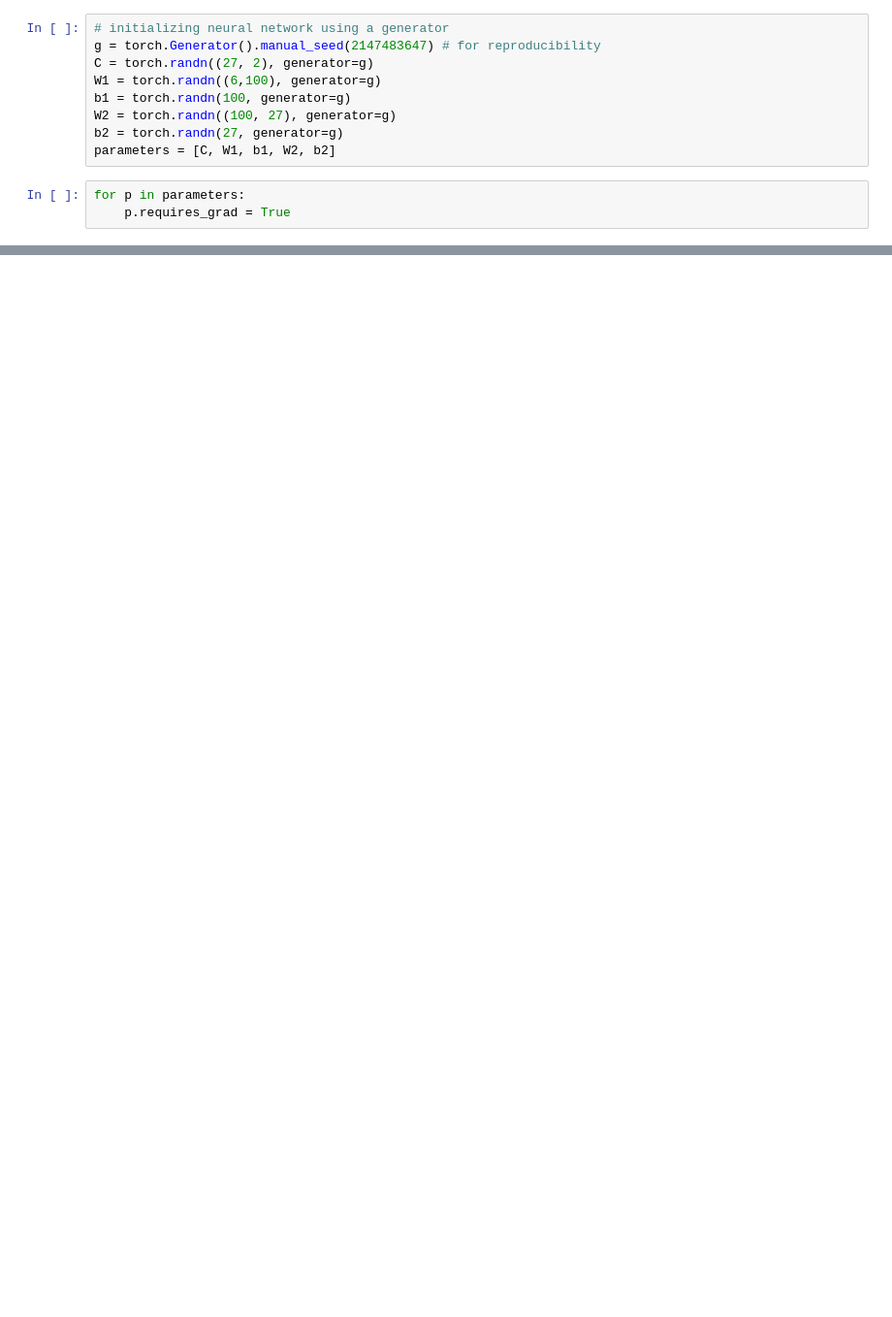
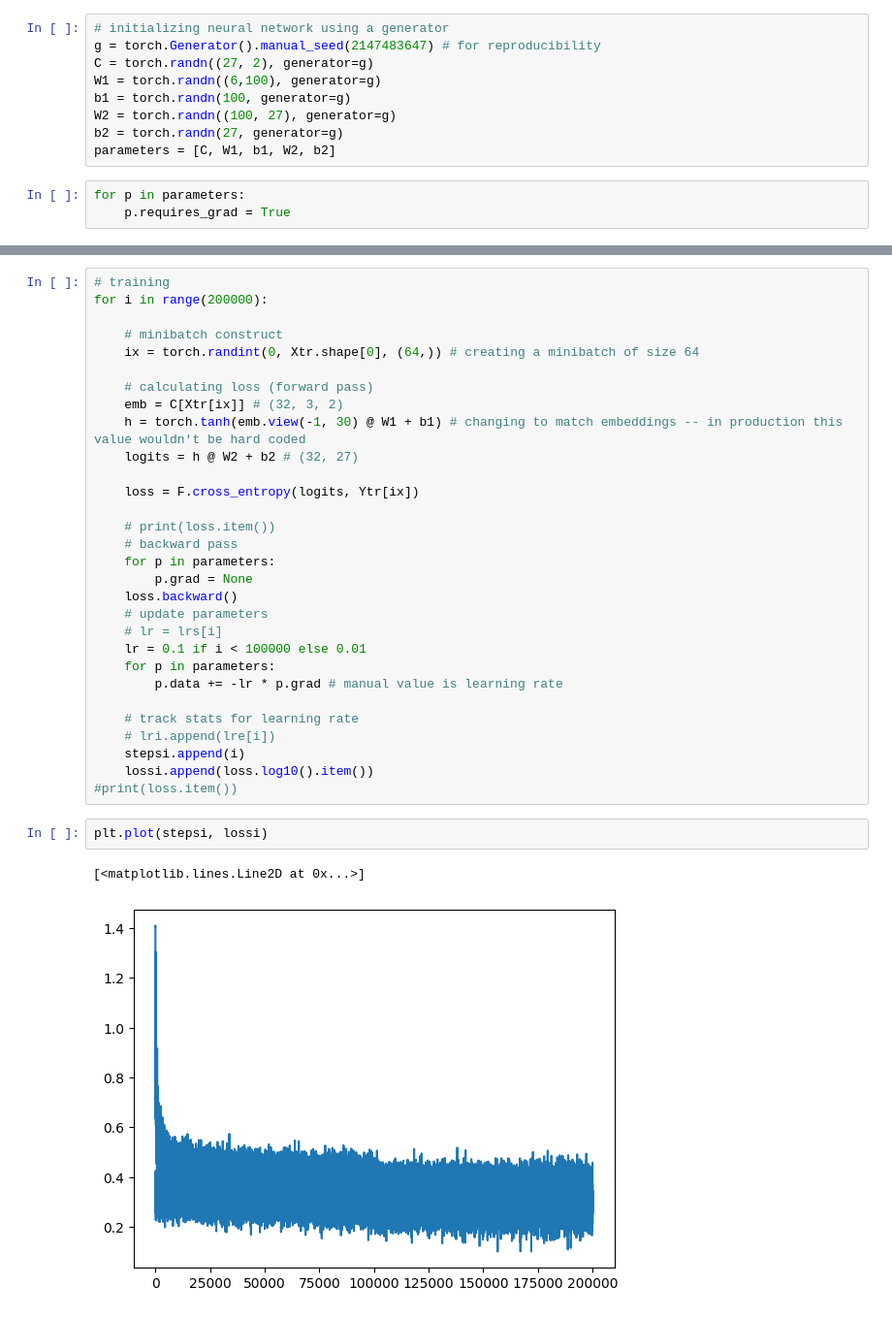
Before and after one commit to bkinaan/nn-karpathy, a Jupyter notebook: building_makemore/makemore1.ipynb, the cells around one changed output, grey strips where cells are left out. Shown at 97% size. Cells and saved outputs as stored; diff of their text form; blank space fills up the shorter version.

```diff
--- a/building_makemore/makemore1.ipynb
+++ b/building_makemore/makemore1.ipynb
@@ -502,0 +702,35 @@ for i in range(1000):
+# %%
+# training
+for i in range(200000):
+
+    # minibatch construct
+    ix = torch.randint(0, Xtr.shape[0], (64,)) # creating a minibatch of size 64
+
+    # calculating loss (forward pass)
+    emb = C[Xtr[ix]] # (32, 3, 2)
+    h = torch.tanh(emb.view(-1, 30) @ W1 + b1) # changing to match embeddings -- in production this value wouldn't be hard coded
+    logits = h @ W2 + b2 # (32, 27)
+
+    loss = F.cross_entropy(logits, Ytr[ix])
+
+    # print(loss.item())
+    # backward pass
+    for p in parameters:
+        p.grad = None
+    loss.backward()
+    # update parameters
+    # lr = lrs[i]
+    lr = 0.1 if i < 100000 else 0.01
+    for p in parameters:
+        p.data += -lr * p.grad # manual value is learning rate
+
+    # track stats for learning rate
+    # lri.append(lre[i])
+    stepsi.append(i)
+    lossi.append(loss.log10().item())
+#print(loss.item())
+# %%
+plt.plot(stepsi, lossi)
+# %% [output]
+[<matplotlib.lines.Line2D at 0x...>]
+[figure, added]
```
Also changed, not shown: parts of 34 cells of this notebook.
